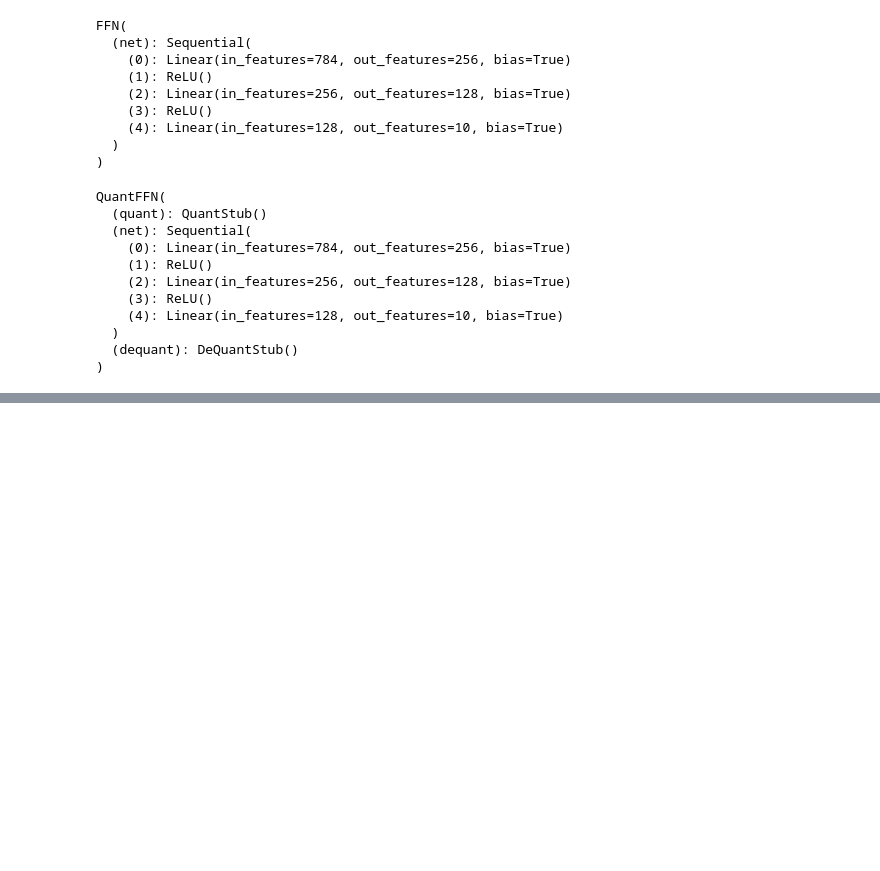
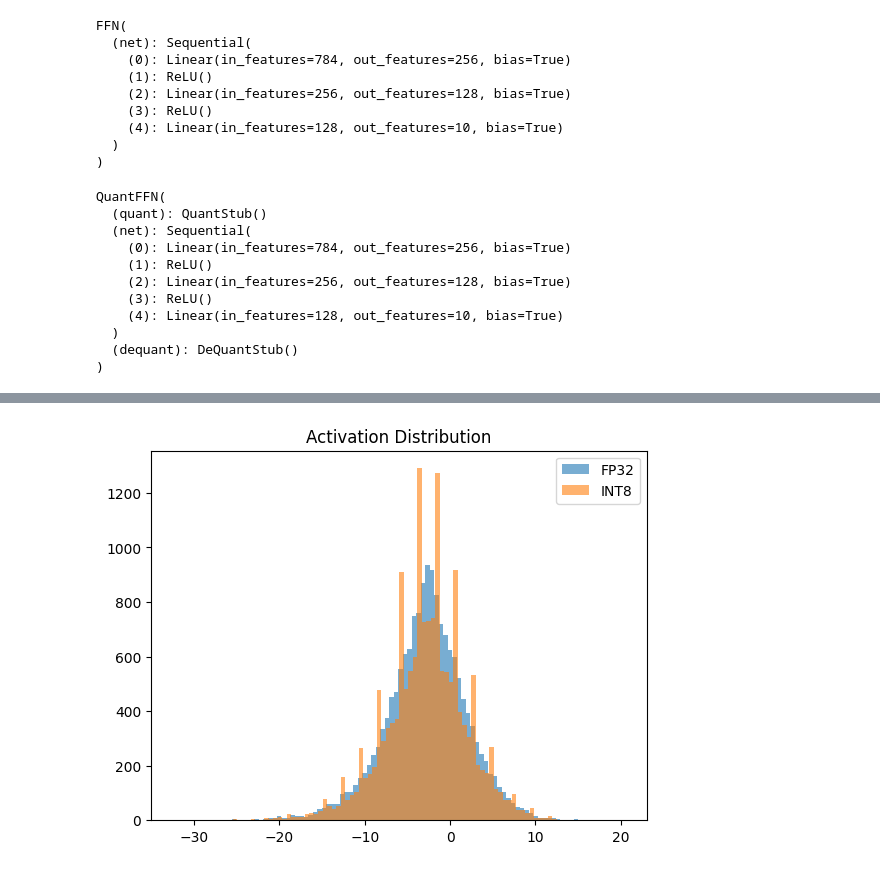
Before and after one commit to Rebiya/LLM-Optimization, a Jupyter notebook: notebooks/03_ptq.ipynb, the cells around one changed output, grey strips where cells are left out. Cells and saved outputs as stored; diff of their text form; code cells hidden in the pictures; blank space fills up the shorter version.

```diff
--- a/notebooks/03_ptq.ipynb
+++ b/notebooks/03_ptq.ipynb
@@ -179,0 +193,26 @@ Quantized model saved to models/quantized_model.pth
+# %%
+acts_fp32, acts_int8 = [], []
+
+def hook_fp32(_, __, output):
+    acts_fp32.append(output.detach().cpu().numpy())
+
+def hook_int8(_, __, output):
+    acts_int8.append(output.dequantize().cpu().numpy())
+
+h1 = float_model.net[0].register_forward_hook(hook_fp32)
+h2 = quant_model.net[0].register_forward_hook(hook_int8)
+
+x, _ = next(iter(test_loader))
+float_model(x)
+quant_model(x)
+
+h1.remove()
+h2.remove()
+
+plt.hist(np.concatenate(acts_fp32).flatten(), bins=100, alpha=0.6, label="FP32")
+plt.hist(np.concatenate(acts_int8).flatten(), bins=100, alpha=0.6, label="INT8")
+plt.legend()
+plt.title("Activation Distribution")
+plt.show()
+# %% [output]
+[figure, added]
```
Also changed, not shown: parts of 18 cells of this notebook, 2 other files.
